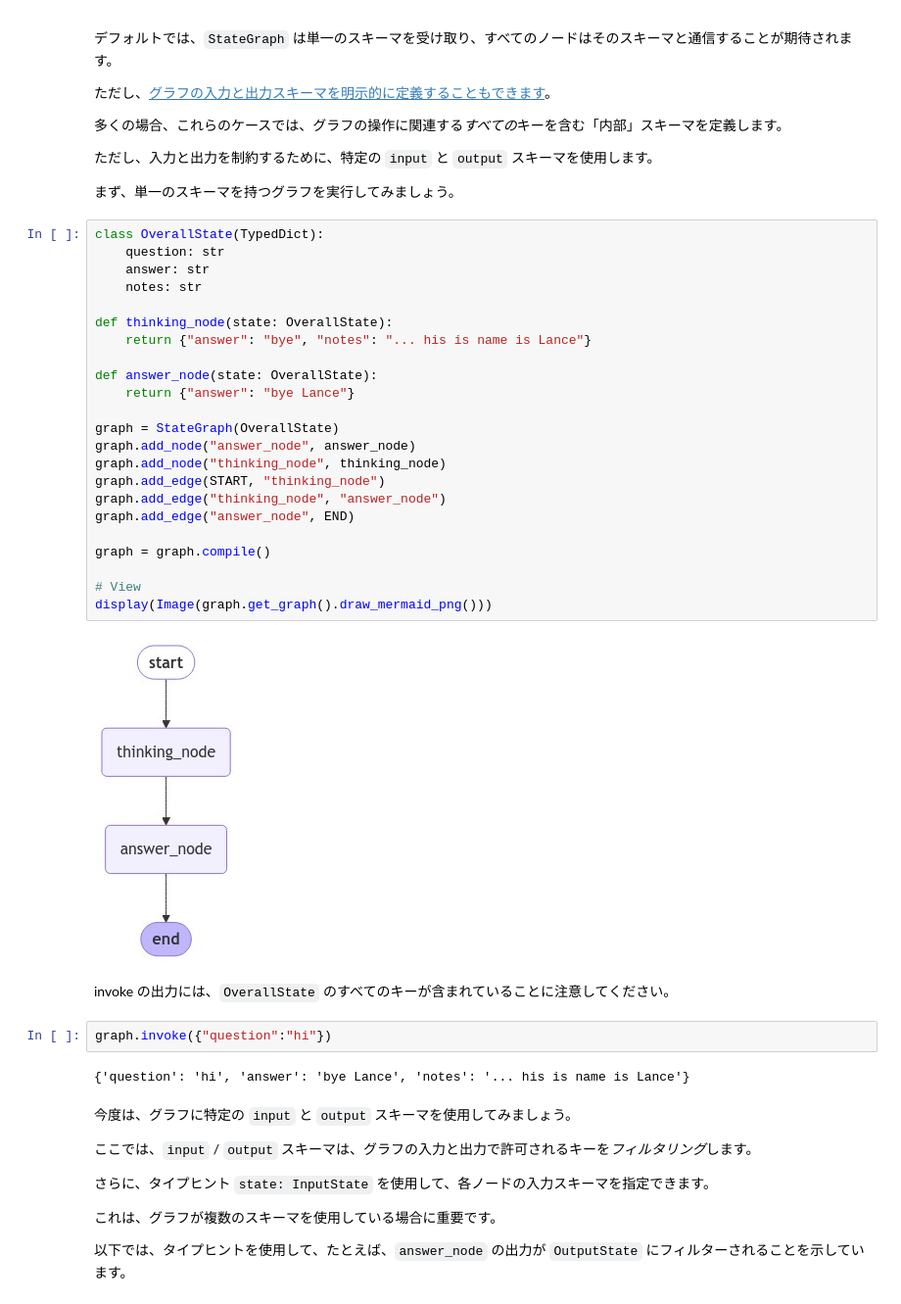
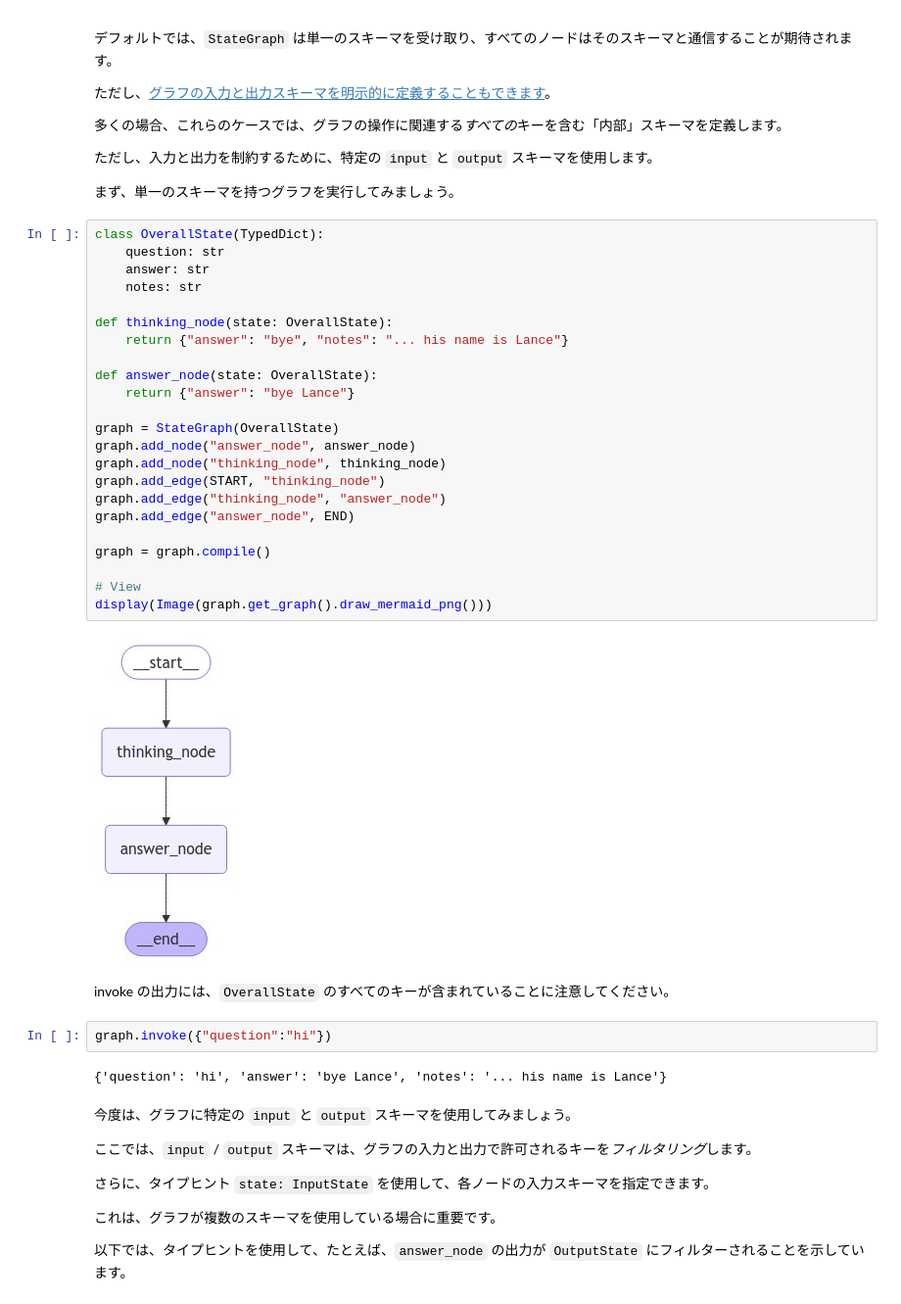
Before and after one commit to tis-abe-akira/langchain-academy, a Jupyter notebook: module-2/multiple-schemas.ipynb, the cells around one changed output. Shown: that part at 98% size. Cells and saved outputs as stored; diff of their text form.

```diff
--- a/module-2/multiple-schemas.ipynb
+++ b/module-2/multiple-schemas.ipynb
@@ -98,34 +98,34 @@ graph.invoke({"foo" : 1})
 # %%
 class OverallState(TypedDict):
     question: str
     answer: str
     notes: str
 
 def thinking_node(state: OverallState):
-    return {"answer": "bye", "notes": "... his is name is Lance"}
+    return {"answer": "bye", "notes": "... his name is Lance"}
 
 def answer_node(state: OverallState):
     return {"answer": "bye Lance"}
 
 graph = StateGraph(OverallState)
 graph.add_node("answer_node", answer_node)
 graph.add_node("thinking_node", thinking_node)
 graph.add_edge(START, "thinking_node")
 graph.add_edge("thinking_node", "answer_node")
 graph.add_edge("answer_node", END)
 
 graph = graph.compile()
 
 # View
 display(Image(graph.get_graph().draw_mermaid_png()))
 # %% [output]
-[figure, old version]
+[figure, new version]
 # %% [markdown]
 invoke の出力には、`OverallState` のすべてのキーが含まれていることに注意してください。
 # %%
 graph.invoke({"question":"hi"})
 # %% [output]
-{'question': 'hi', 'answer': 'bye Lance', 'notes': '... his is name is Lance'}
+{'question': 'hi', 'answer': 'bye Lance', 'notes': '... his name is Lance'}
 # %% [markdown]
 今度は、グラフに特定の `input` と `output` スキーマを使用してみましょう。
 
```
Also changed, not shown: parts of 3 cells of this notebook.
